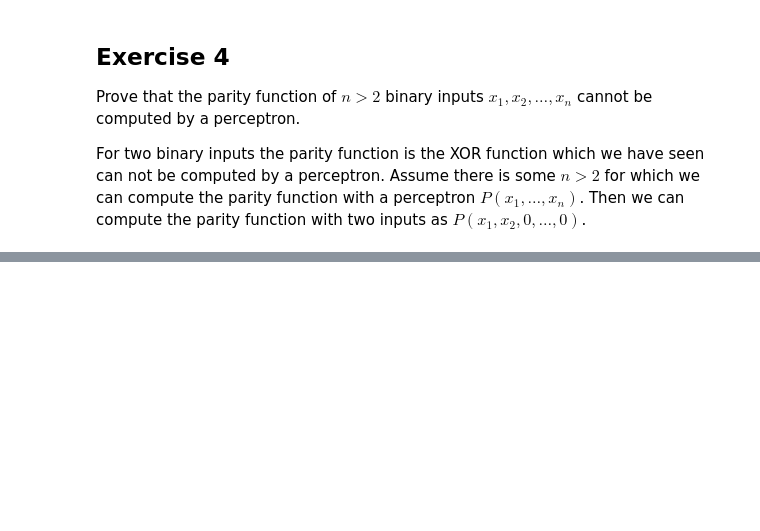
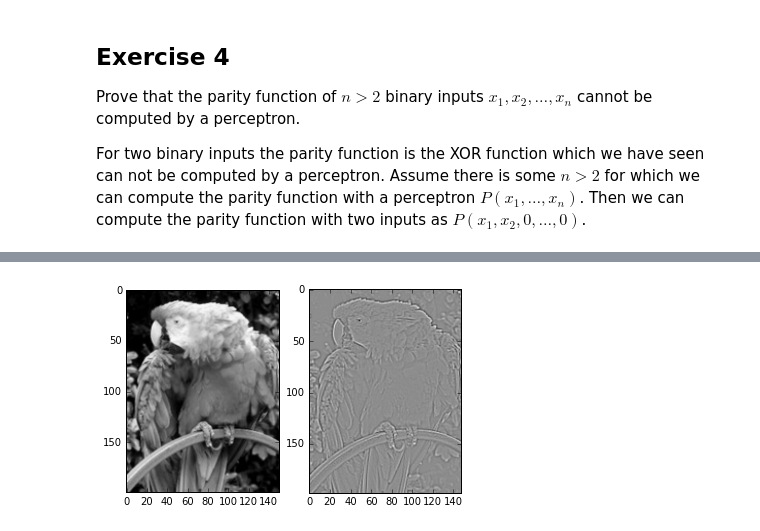
Before and after one commit to L-Richter/neuralnetworks, a Jupyter notebook: exercises_rojas.ipynb, the cells around one changed output, grey strips where cells are left out. Cells and saved outputs as stored; diff of their text form; code cells hidden in the pictures; blank space fills up the shorter version.

```diff
--- a/exercises_rojas.ipynb
+++ b/exercises_rojas.ipynb
@@ -179,0 +185,27 @@ For two binary inputs the parity function is the XOR function which we have seen
+# %%
+%matplotlib inline
+import numpy as np
+import matplotlib.pyplot as plt
+
+def apply_edge_operator(im, x, y):
+    return 9 * im[x][y] - np.sum(im[x + i][y + j] for i in [-1, 0, 1] for j in [-1, 0, 1])
+
+#applies the edge detection perceptron to each inner pixel
+def detect_edges(im):
+    height, length = im.shape
+    edges = np.zeros([height - 2, length - 2])
+    for x in range(1, height - 1):
+        for y in range(1, length - 1):
+            edges[x - 1][y - 1] = apply_edge_operator(im, x, y)
+    return edges
+
+def show_edges(file_name):
+    plt.subplot(1, 2, 1)
+    plt.imshow(plt.imread(file_name), cmap='gray')
+    plt.subplot(1, 2, 2)
+    plt.imshow(detect_edges(plt.imread(file_name)), cmap='gray')
+    plt.show()
+# %%
+show_edges('pics/parrot.png')
+# %% [output]
+[figure, added]
```
Also changed, not shown: parts of 1 cell of this notebook, 1 other file.
